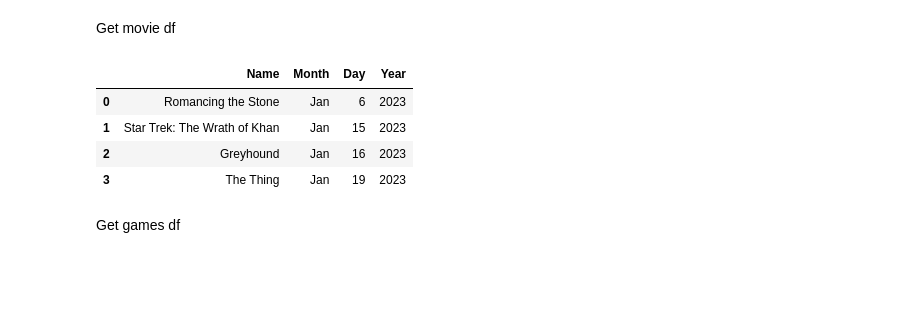
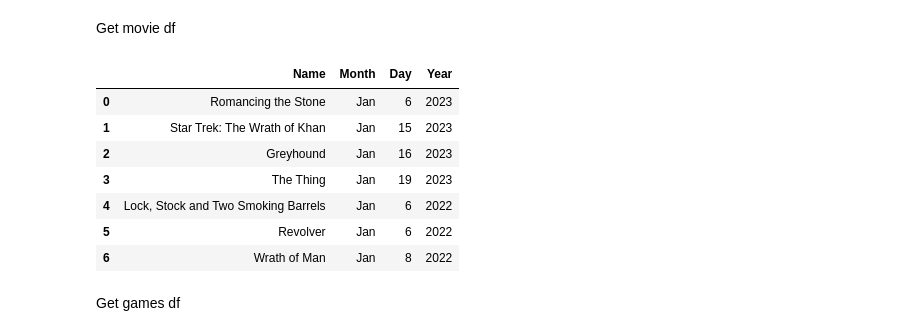
Before and after one commit to SanAntonik/time_counter, a Jupyter notebook: playground.ipynb, the cells around one changed output. Cells and saved outputs as stored; diff of their text form; code cells hidden in the pictures; blank space fills up the shorter version.

```diff
--- a/playground.ipynb
+++ b/playground.ipynb
@@ -93,21 +95,25 @@ Get movie df
 # %%
 # Find the 'Movies:' section using the regular expression
 movies_section = re.search(r"Movies:(.*?)(?=\n\n|$)", content, re.DOTALL).group(1).strip()
 # Define a regular expression pattern for extracting movie information
-movie_pattern = re.compile(r'\d+\. ([^\n]+) on ([A-Za-z]+) (\d{1,2}), (\d{4})')
+movie_pattern = re.compile(r'\d+\. ([^\n]+) on ([A-Za-z]+) (\d{1,2})(?:st|nd|rd|th)?, (\d{4})')
 # Extract movie information using the pattern
 movie_data = movie_pattern.findall(movies_section)
 cols = ["Name", "Month", "Day", "Year"]
 # Create a pandas DataFrame for movies
 movies_df = pd.DataFrame(movie_data, columns=cols)
-# Print the DataFrame
+# Shorten the month to the first three letters
+movies_df["Month"] = movies_df["Month"].apply(lambda month: month[:3])
 movies_df
 # %% [output]
 |  | Name | Month | Day | Year |
 | 0 | Romancing the Stone | Jan | 6 | 2023 |
 | 1 | Star Trek: The Wrath of Khan | Jan | 15 | 2023 |
 | 2 | Greyhound | Jan | 16 | 2023 |
 | 3 | The Thing | Jan | 19 | 2023 |
+| 4 | Lock, Stock and Two Smoking Barrels | Jan | 6 | 2022 |
+| 5 | Revolver | Jan | 6 | 2022 |
+| 6 | Wrath of Man | Jan | 8 | 2022 |
 # %% [markdown]
 Get games df
 # %%
```
Also changed, not shown: parts of 3 cells of this notebook.
